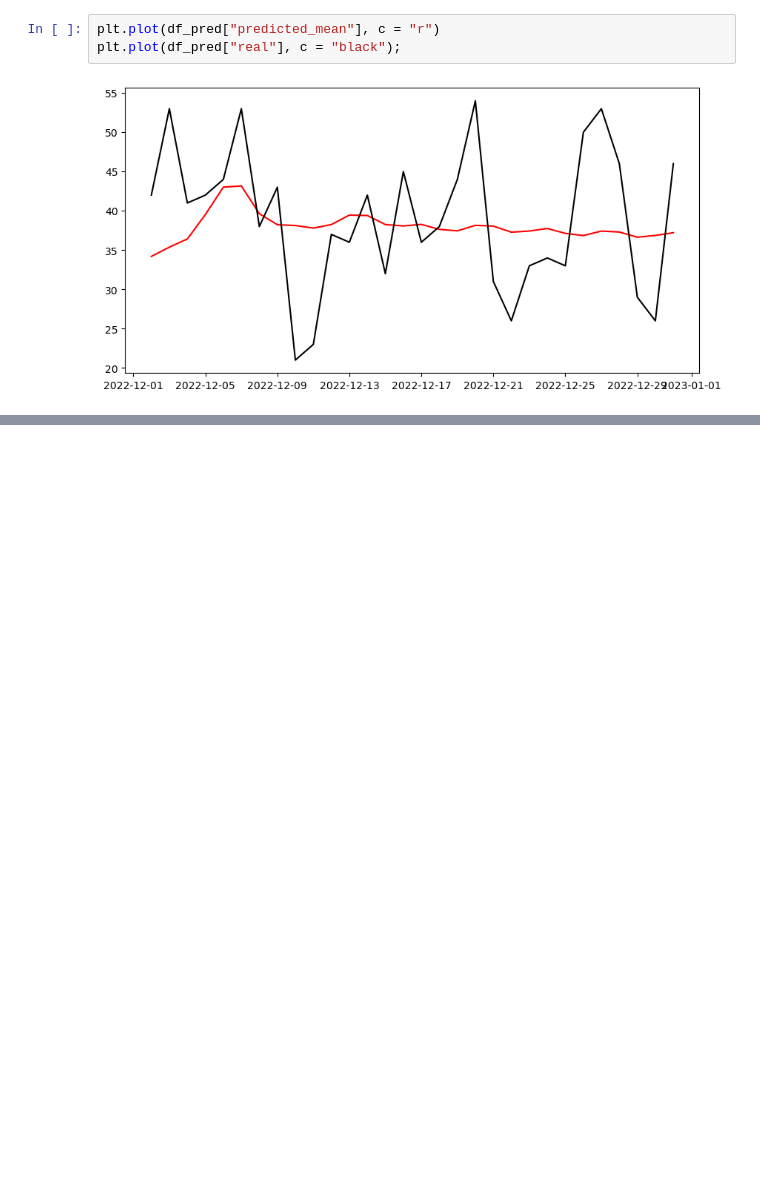
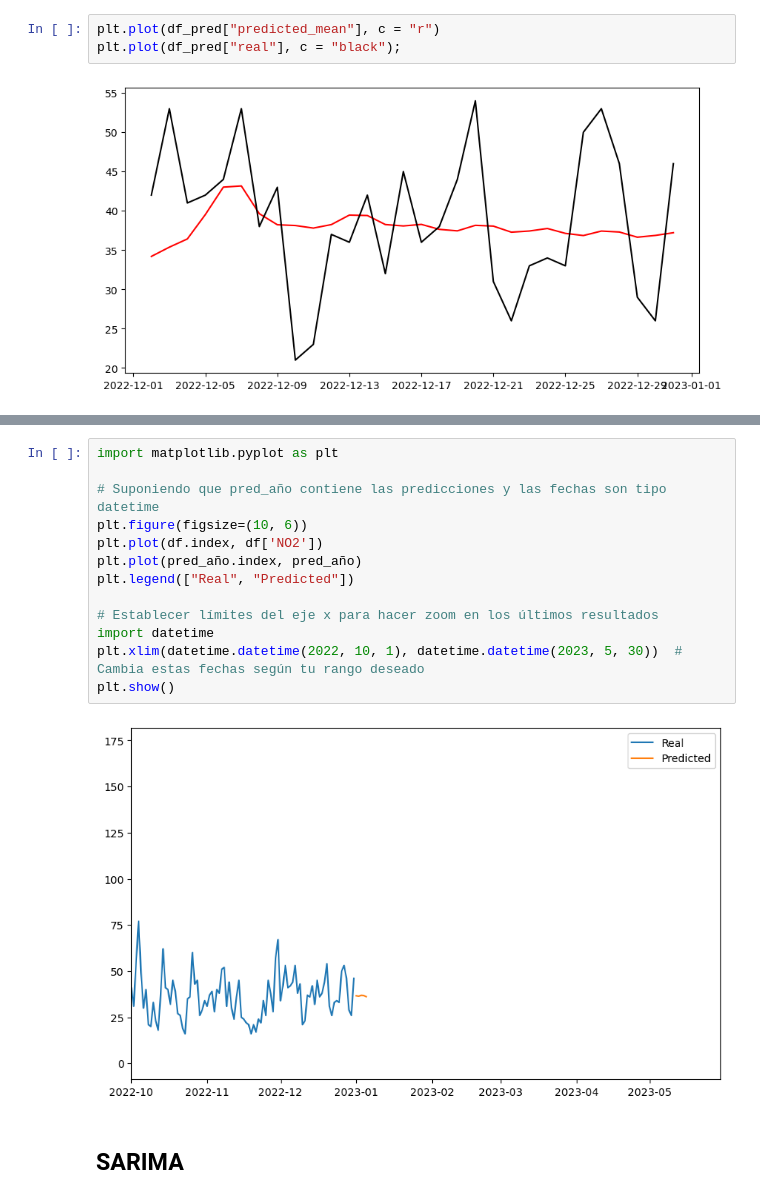
Before and after one commit to charlieciordia/AQ-MAD, a Jupyter notebook: notebook/AQ CLEAN ML DAY.ipynb, the cells around one changed output, grey strips where cells are left out. Drawn from its saved outputs; the diff is of its cells as text; blank space fills up the shorter version.

```diff
--- a/notebook/AQ CLEAN ML DAY.ipynb
+++ b/notebook/AQ CLEAN ML DAY.ipynb
@@ -578,0 +507,17 @@ plt.legend(["real", "predicted"]);
+# %%
+import matplotlib.pyplot as plt
+
+# Suponiendo que pred_año contiene las predicciones y las fechas son tipo datetime
+plt.figure(figsize=(10, 6))
+plt.plot(df.index, df['NO2'])
+plt.plot(pred_año.index, pred_año)
+plt.legend(["Real", "Predicted"])
+
+# Establecer límites del eje x para hacer zoom en los últimos resultados
+import datetime
+plt.xlim(datetime.datetime(2022, 10, 1), datetime.datetime(2023, 5, 30))  # Cambia estas fechas según tu rango deseado
+plt.show()
+# %% [output]
+[figure, added]
+# %% [markdown]
+## SARIMA
```
Also changed, not shown: parts of 27 cells of this notebook, 5 other files.
